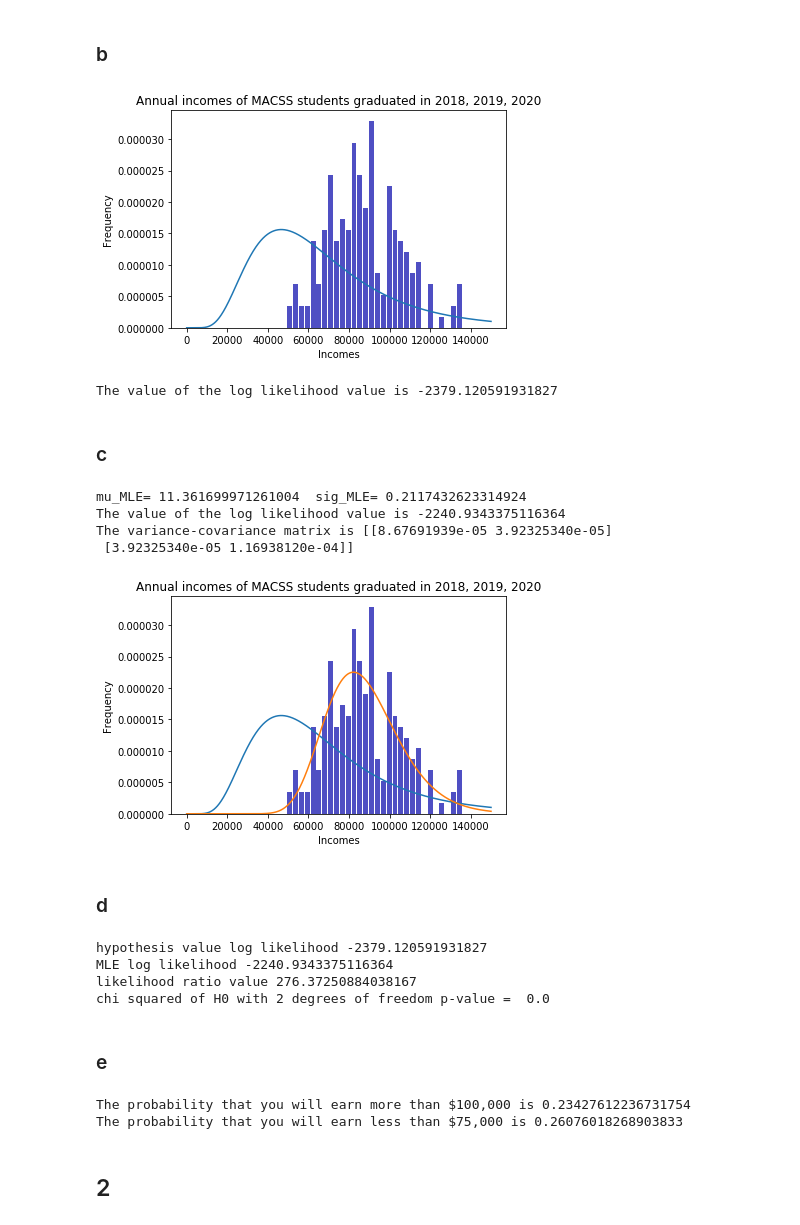
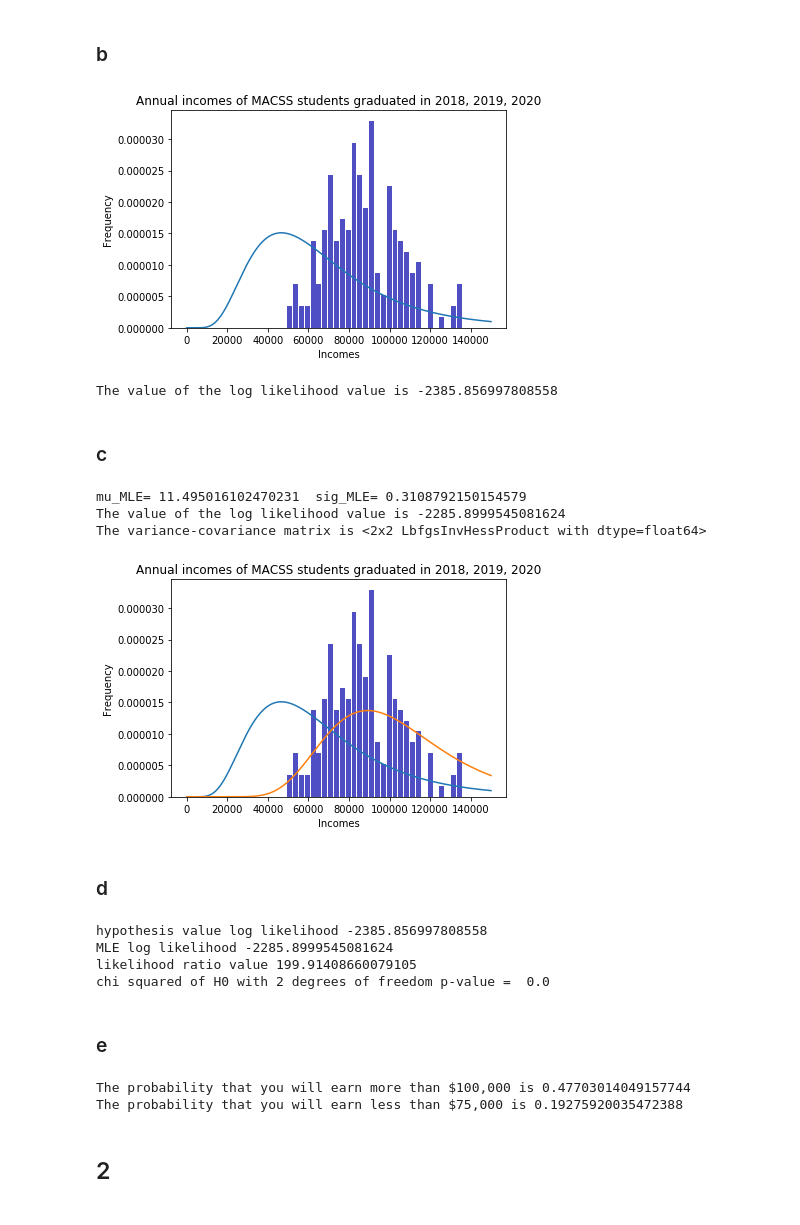
Before and after one commit to zeyuxu1997/persp-model-econ_W19, a Jupyter notebook: ProblemSets/PS4/hw4.ipynb, the cells around one changed output. Saved outputs shown, nothing was run; the diff lists cells and outputs as text; code cells hidden in the pictures.

```diff
--- a/ProblemSets/PS4/hw4.ipynb
+++ b/ProblemSets/PS4/hw4.ipynb
@@ -9,7 +9,7 @@ from scipy.integrate import quad
 # %% [markdown]
 ### a
 # %%
-Incomes = np.loadtxt('incomes.txt')
+Incomes = np.loadtxt('data/incomes.txt')
 fig,ax = plt.subplots()
 ax.set_xlabel('Incomes')
 ax.set_ylabel('Frequency')
@@ -23,21 +23,13 @@ plt.show()
 # %%
 def lognorm(x, mu=11, sigma=0.5):
     return 1/(x*sigma * np.sqrt(2 * np.pi))*np.e**(-(np.log(x) - mu)**2 / (2 * sigma**2))
-def log_lik_truncnorm(x, mu=11, sigma=0.5, cut_lb=0, cut_ub=150000):
+def log_lik_truncnorm(x, mu=11, sigma=0.5):
     pdf_vals = lognorm(x, mu, sigma)
-    if cut_lb!=None and cut_ub!=None:
-        total = quad(lambda x: lognorm(x, mu,sigma), cut_lb, cut_ub)[0]
-    elif cut_lb!=None and cut_ub==None:
-        total = 1-quad(lambda x: lognorm(x, mu,sigma), cut_lb, np.inf)[0]
-    elif cut_lb==None and cut_ub!=None:
-        total = quad(lambda x: lognorm(x, mu,sigma), -np.inf, cut_ub)[0]
-    else:
-        total = 1
-    polishedpdf = pdf_vals/total
+    polishedpdf = pdf_vals
     ln_pdf_vals = np.log(polishedpdf)
     log_lik_val = ln_pdf_vals.sum()
     return log_lik_val
-total = quad(lognorm, 0, 150000)[0]
+total = 1
 X = np.linspace(0,150000, 150001)
 fig,ax = plt.subplots()
 ax.set_xlabel('Incomes')
@@ -49,15 +41,14 @@ plt.show()
 LLV = log_lik_truncnorm(Incomes)
 print('The value of the log likelihood value is', LLV)
 # %% [output]
-[figure, old version]
+[figure, new version]
-The value of the log likelihood value is -2379.120591931827
+The value of the log likelihood value is -2385.856997808558
 # %% [markdown]
 ### c
 # %%
-def crit(params, *args):
+def crit(params):
     mu, sigma = params
-    x, cut_lb, cut_ub = args
-    log_lik_val = log_lik_truncnorm(x, mu, sigma, cut_lb, cut_ub)
+    log_lik_val = log_lik_truncnorm(Incomes, mu, sigma)
     neg_log_lik_val = -log_lik_val
     return neg_log_lik_val
 # %%
@@ -65,60 +56,59 @@ import scipy.optimize as opt
 mu_init = 11
 sig_init = 0.5
 params_init = np.array([mu_init, sig_init])
-mle_args = (Incomes, 0, 150000)
-results = opt.minimize(crit, params_init, args=(mle_args))
+
+bnds = ((None, None), (1e-10, None))
+results = opt.minimize(crit, params_init, tol=1e-14, method='L-BFGS-B', bounds = bnds)
 mu_MLE, sig_MLE = results.x
 LLV_MLE = log_lik_truncnorm(Incomes, mu_MLE, sig_MLE)
 VCV_MLE = results.hess_inv
+
 print('mu_MLE=', mu_MLE, ' sig_MLE=', sig_MLE)
 print('The value of the log likelihood value is', LLV_MLE)
 print('The variance-covariance matrix is', VCV_MLE)
 # %% [output]
-mu_MLE= 11.361699971261004  sig_MLE= 0.2117432623314924
-The value of the log likelihood value is -2240.9343375116364
-The variance-covariance matrix is [[8.67691939e-05 3.92325340e-05]
- [3.92325340e-05 1.16938120e-04]]
+mu_MLE= 11.495016102470231  sig_MLE= 0.3108792150154579
+The value of the log likelihood value is -2285.8999545081624
+The variance-covariance matrix is <2x2 LbfgsInvHessProduct with dtype=float64>
 # %%
-total1 = quad(lognorm, 0, 150000)[0]
-total2 = quad(lambda x: lognorm(x, mu=mu_MLE,sigma=sig_MLE), 0, 150000)[0]
 X = np.linspace(0,150000, 150001)
 fig,ax = plt.subplots()
 ax.set_xlabel('Incomes')
 ax.set_ylabel('Frequency')
 ax.set_title('Annual incomes of MACSS students graduated in 2018, 2019, 2020')
-ax.plot(X, lognorm(X)/total1, label = 'initial guess')
-ax.plot(X, lognorm(X, mu=mu_MLE,sigma=sig_MLE)/total2, label = 'MLE result')
+ax.plot(X, lognorm(X), label = 'initial guess')
+ax.plot(X, lognorm(X, mu=mu_MLE,sigma=sig_MLE), label = 'MLE result')
 ax.hist(x=Incomes, bins=30, color='#0504aa', alpha=0.7, rwidth=0.85, normed = True)
 plt.show()
 # %% [output]
-[figure, old version]
+[figure, new version]
 # %% [markdown]
 ### d
 # %%
 mu_new, sig_new = np.array([11, 0.5])
-log_lik_h0 = log_lik_truncnorm(Incomes, mu_new, sig_new, 0, 150000)
+log_lik_h0 = log_lik_truncnorm(Incomes, mu_new, sig_new)
 print('hypothesis value log likelihood', log_lik_h0)
-log_lik_mle = log_lik_truncnorm(Incomes, mu_MLE, sig_MLE, 0, 150000)
+log_lik_mle = log_lik_truncnorm(Incomes, mu_MLE, sig_MLE)
 print('MLE log likelihood', log_lik_mle)
 LR_val = 2 * (log_lik_mle - log_lik_h0)
 print('likelihood ratio value', LR_val)
 pval_h0 = 1.0 - sts.chi2.cdf(LR_val, 2)
 print('chi squared of H0 with 2 degrees of freedom p-value = ', pval_h0)
 # %% [output]
-hypothesis value log likelihood -2379.120591931827
-MLE log likelihood -2240.9343375116364
-likelihood ratio value 276.37250884038167
+hypothesis value log likelihood -2385.856997808558
+MLE log likelihood -2285.8999545081624
+likelihood ratio value 199.91408660079105
 chi squared of H0 with 2 degrees of freedom p-value =  0.0
 # %% [markdown]
 ### e
 # %%
 print("The probability that you will earn more than $100,000 is",
-      quad(lambda x: lognorm(x, mu=mu_MLE,sigma=sig_MLE), 100000, 150000)[0]/total2)
+      quad(lambda x: lognorm(x, mu=mu_MLE,sigma=sig_MLE), 100000, np.inf)[0])
 print("The probability that you will earn less than $75,000 is",
-      quad(lambda x: lognorm(x, mu=mu_MLE,sigma=sig_MLE), 0, 75000)[0]/total2)
+      quad(lambda x: lognorm(x, mu=mu_MLE,sigma=sig_MLE), 0, 75000)[0])
 # %% [output]
-The probability that you will earn more than $100,000 is 0.23427612236731754
-The probability that you will earn less than $75,000 is 0.26076018268903833
+The probability that you will earn more than $100,000 is 0.47703014049157744
+The probability that you will earn less than $75,000 is 0.19275920035472388
 # %% [markdown]
 ## 2
 # %% [markdown]
```
Also changed, not shown: parts of 2 cells of this notebook, 3 other files.
